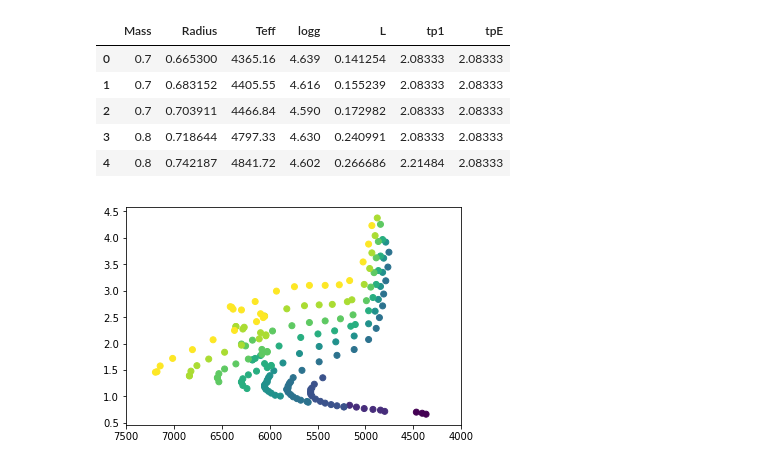
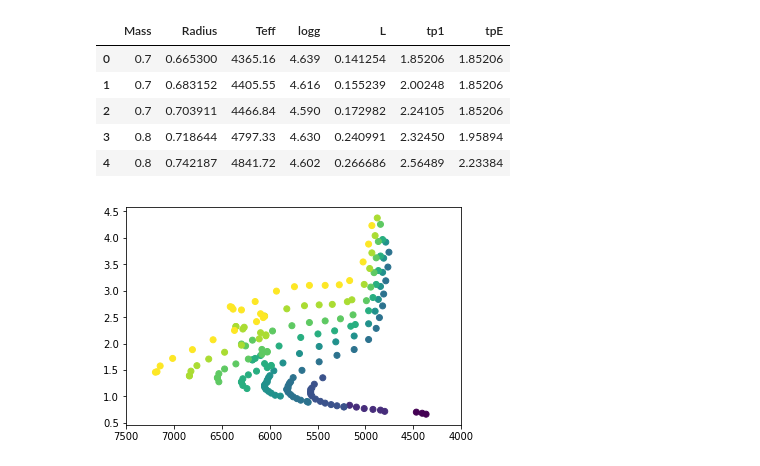
Before and after one commit to grd349/ChaplinFilter, a Jupyter notebook: DataExplore.ipynb, the cells around one changed output. Cells and saved outputs as stored; diff of their text form; code cells hidden in the pictures.

```diff
--- a/DataExplore.ipynb
+++ b/DataExplore.ipynb
@@ -4,16 +4,16 @@ import pandas as pd
 import matplotlib.pyplot as plt
 import seaborn as sns
 # %%
-data_file = 'chaplinfilter/Data/jitterdata_box4.txt'
+data_file = 'chaplinfilter/Data/jitterdata_box4_110818.txt'
 df = pd.read_csv(data_file, sep='\s+')
 df.head()
 # %% [output]
 |  | Mass | Radius | Teff | logg | L | tp1 | tpE |
-| 0 | 0.7 | 0.665300 | 4365.16 | 4.639 | 0.141254 | 2.08333 | 2.08333 |
-| 1 | 0.7 | 0.683152 | 4405.55 | 4.616 | 0.155239 | 2.08333 | 2.08333 |
-| 2 | 0.7 | 0.703911 | 4466.84 | 4.590 | 0.172982 | 2.08333 | 2.08333 |
-| 3 | 0.8 | 0.718644 | 4797.33 | 4.630 | 0.240991 | 2.08333 | 2.08333 |
-| 4 | 0.8 | 0.742187 | 4841.72 | 4.602 | 0.266686 | 2.21484 | 2.08333 |
+| 0 | 0.7 | 0.665300 | 4365.16 | 4.639 | 0.141254 | 1.85206 | 1.85206 |
+| 1 | 0.7 | 0.683152 | 4405.55 | 4.616 | 0.155239 | 2.00248 | 1.85206 |
+| 2 | 0.7 | 0.703911 | 4466.84 | 4.590 | 0.172982 | 2.24105 | 1.85206 |
+| 3 | 0.8 | 0.718644 | 4797.33 | 4.630 | 0.240991 | 2.32450 | 1.95894 |
+| 4 | 0.8 | 0.742187 | 4841.72 | 4.602 | 0.266686 | 2.56489 | 2.23384 |
 # %%
 fig, ax = plt.subplots()
 ax.scatter(df.Teff, df.Radius, c=df.Mass, cmap='viridis')
```
Also changed, not shown: parts of 1 cell of this notebook, 5 other files.
